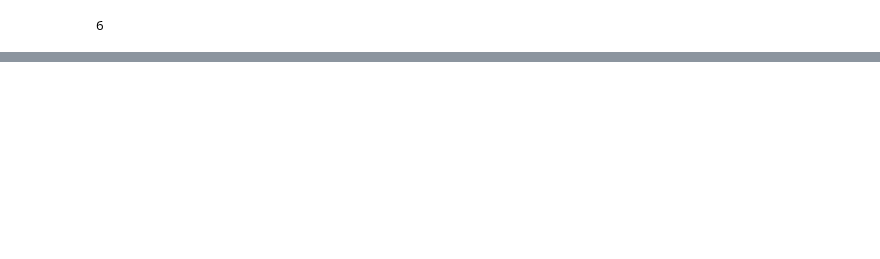
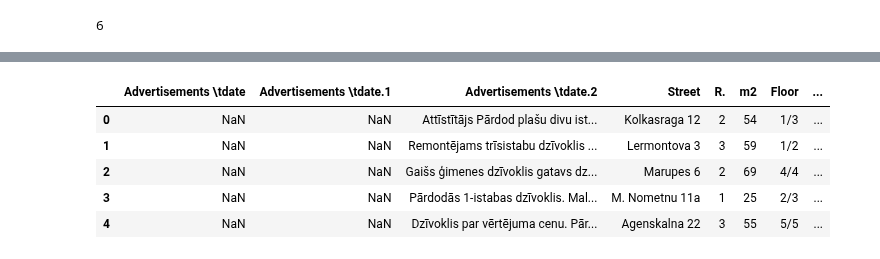
Before and after one commit to ValRCS/Digital_Discourse_ETH713_Fall_2020, a Jupyter notebook: WebScraping/Web Scraping with Pandas.ipynb, the cells around one changed output, grey strips where cells are left out. Cells and saved outputs as stored; diff of their text form; code cells hidden in the pictures; blank space fills up the shorter version.

```diff
--- a/WebScraping/Web Scraping with Pandas.ipynb
+++ b/WebScraping/Web Scraping with Pandas.ipynb
@@ -93 +123,12 @@ dflist[4].head() # getting start of 5th table from our 2nd html page
+# %%
+df_from_page2 = dflist[4]
+# check head
+df_from_page2.head()
+# %% [output]
+|  | Advertisements \tdate | Advertisements \tdate.1 | Advertisements \tdate.2 | Street | R. | m2 | Floor | ... |
+| 0 | NaN | NaN | Attīstītājs Pārdod plašu divu ist... | Kolkasraga 12 | 2 | 54 | 1/3 | ... |
+| 1 | NaN | NaN | Remontējams trīsistabu dzīvoklis ... | Lermontova 3 | 3 | 59 | 1/2 | ... |
+| 2 | NaN | NaN | Gaišs ģimenes dzīvoklis gatavs dz... | Marupes 6 | 2 | 69 | 4/4 | ... |
+| 3 | NaN | NaN | Pārdodās 1-istabas dzīvoklis. Mal... | M. Nometnu 11a | 1 | 25 | 2/3 | ... |
+| 4 | NaN | NaN | Dzīvoklis par vērtējuma cenu. Pār... | Agenskalna 22 | 3 | 55 | 5/5 | ... |
 # %%
```
Also changed, not shown: parts of 21 cells of this notebook, 3 other files.
